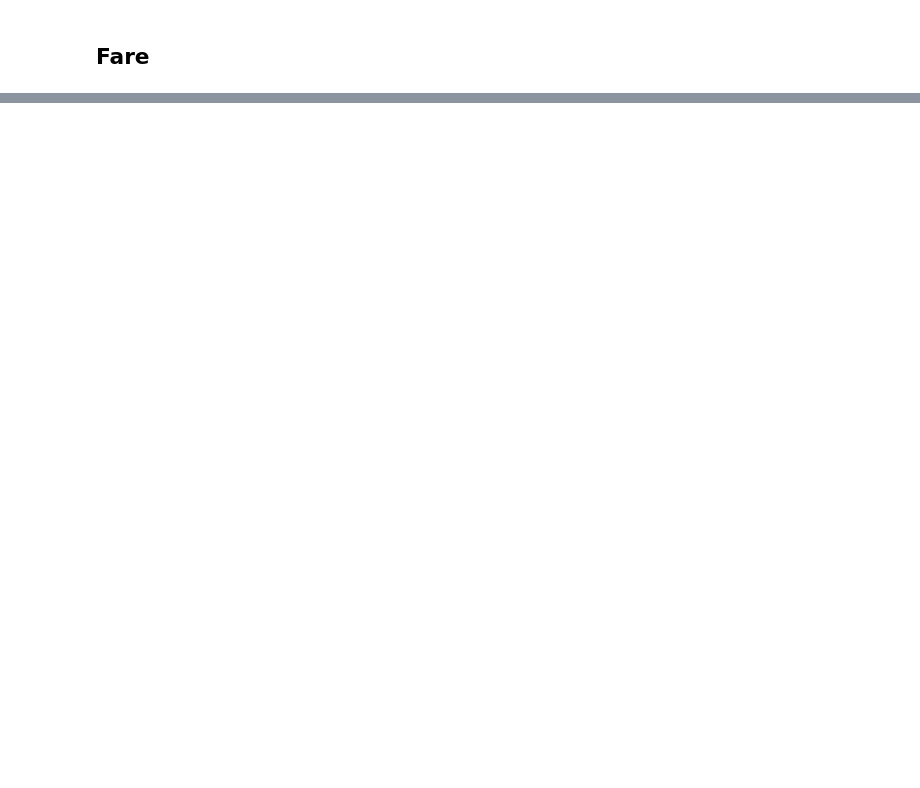
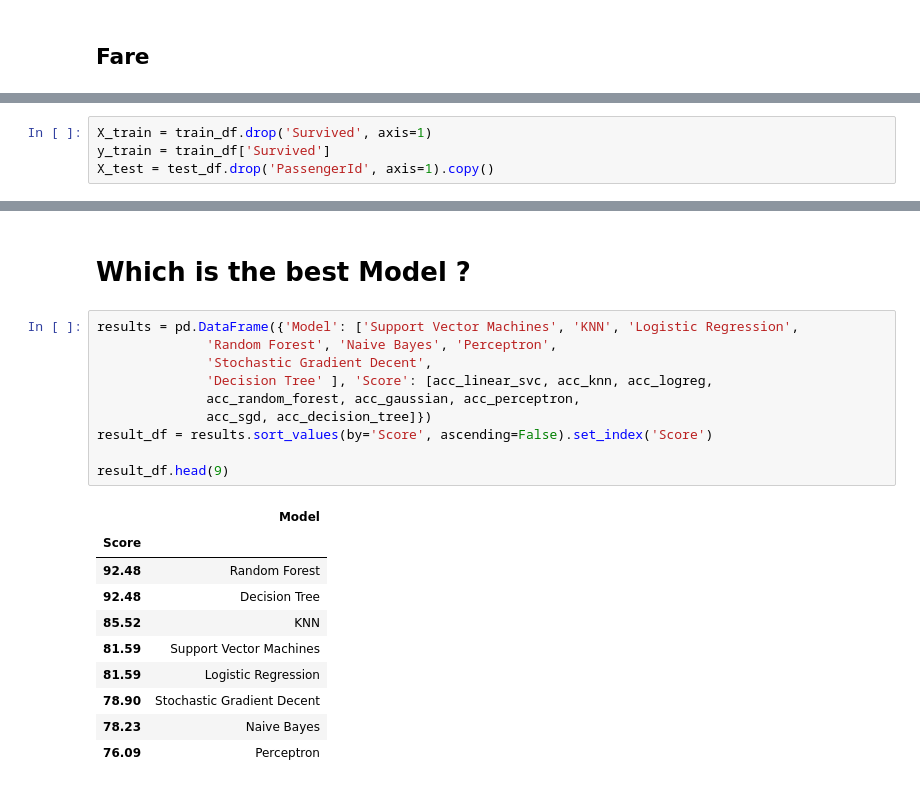
Before and after one commit to ramsoi53/ramsoi, a Jupyter notebook: ML_Titanic.ipynb, the cells around one changed output, grey strips where cells are left out. Saved outputs shown, nothing was run; the diff lists cells and outputs as text; blank space fills up the shorter version.

```diff
--- a/ML_Titanic.ipynb
+++ b/ML_Titanic.ipynb
@@ -832,0 +378,4 @@ submission = pd.DataFrame
+# %%
+X_train = train_df.drop('Survived', axis=1)
+y_train = train_df['Survived']
+X_test = test_df.drop('PassengerId', axis=1).copy()
@@ -832,0 +484,23 @@ submission = pd.DataFrame
+# %% [markdown]
+# **Which is the best Model ?**
+# %%
+results = pd.DataFrame({'Model': ['Support Vector Machines', 'KNN', 'Logistic Regression',
+              'Random Forest', 'Naive Bayes', 'Perceptron',
+              'Stochastic Gradient Decent',
+              'Decision Tree' ], 'Score': [acc_linear_svc, acc_knn, acc_logreg,
+              acc_random_forest, acc_gaussian, acc_perceptron,
+              acc_sgd, acc_decision_tree]})
+result_df = results.sort_values(by='Score', ascending=False).set_index('Score')
+
+result_df.head(9)
+# %% [output]
+|  | Model |
+| Score |  |
+| 92.48 | Random Forest |
+| 92.48 | Decision Tree |
+| 85.52 | KNN |
+| 81.59 | Support Vector Machines |
+| 81.59 | Logistic Regression |
+| 78.90 | Stochastic Gradient Decent |
+| 78.23 | Naive Bayes |
+| 76.09 | Perceptron |
```
Also changed, not shown: parts of 68 cells of this notebook.
